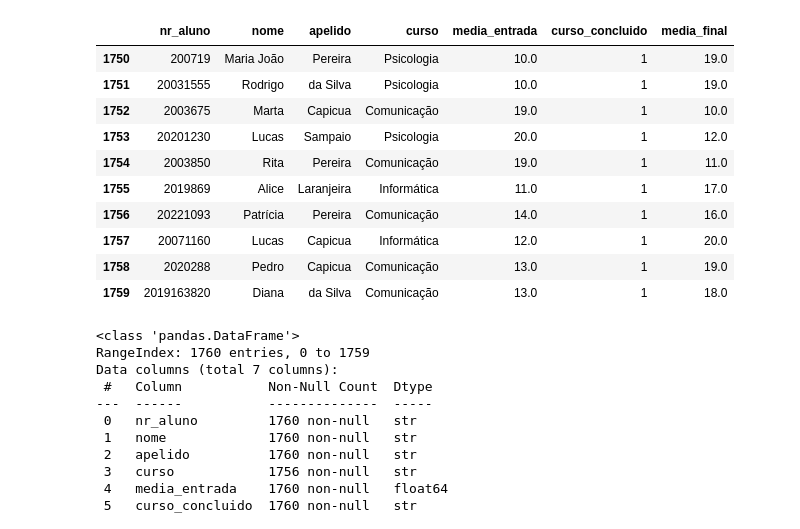
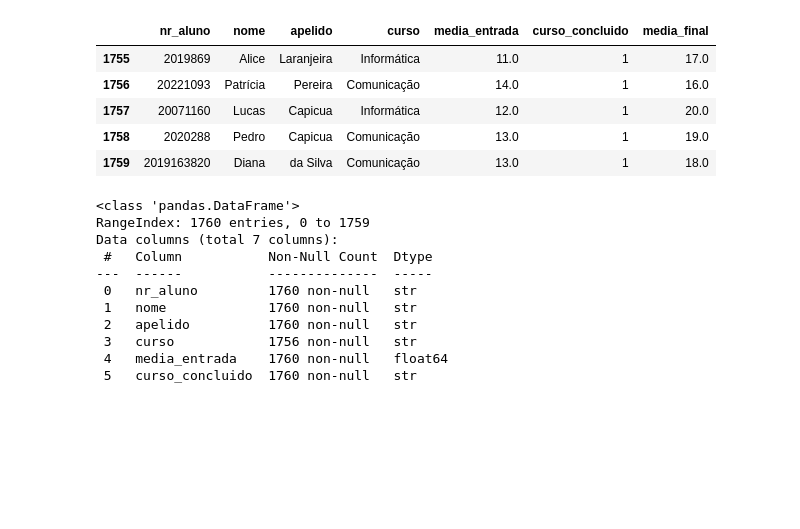
Before and after one commit to Ericaligle/Proj_Eng_Dados_Universidade, a Jupyter notebook: notebooks/Universidade_Proj_TED.ipynb, the cells around one changed output. Saved outputs shown, nothing was run; the diff lists cells and outputs as text; code cells hidden in the pictures; blank space fills up the shorter version.

```diff
--- a/notebooks/Universidade_Proj_TED.ipynb
+++ b/notebooks/Universidade_Proj_TED.ipynb
@@ -1,35 +1,30 @@
 # %%
 import os
 import pymysql
 import pandas as pd
 import matplotlib.pyplot as plt
 
 # CONFIGURAR / ADAPTAR ...
 host = "localhost"
 port = 3306
 user = "root"
 password = ""
 database = "universidade"
 
 conn = pymysql.connect(
     host=host,
     port=int(port),
     user=user,
     passwd=password,
     db=database,
     charset='utf8mb4')
 
 # ADAPTAR
 df = pd.read_sql_query("SELECT * FROM aluno", conn)
 
-df.tail(10)
+df.tail()
 # %% [output]
 |  | nr_aluno | nome | apelido | curso | media_entrada | curso_concluido | media_final |
-| 1750 | 200719 | Maria João | Pereira | Psicologia | 10.0 | 1 | 19.0 |
-| 1751 | 20031555 | Rodrigo | da Silva | Psicologia | 10.0 | 1 | 19.0 |
-| 1752 | 2003675 | Marta | Capicua | Comunicação | 19.0 | 1 | 10.0 |
-| 1753 | 20201230 | Lucas | Sampaio | Psicologia | 20.0 | 1 | 12.0 |
-| 1754 | 2003850 | Rita | Pereira | Comunicação | 19.0 | 1 | 11.0 |
 | 1755 | 2019869 | Alice | Laranjeira | Informática | 11.0 | 1 | 17.0 |
 | 1756 | 20221093 | Patrícia | Pereira | Comunicação | 14.0 | 1 | 16.0 |
 | 1757 | 20071160 | Lucas | Capicua | Informática | 12.0 | 1 | 20.0 |
```
Also changed, not shown: parts of 14 cells of this notebook.
